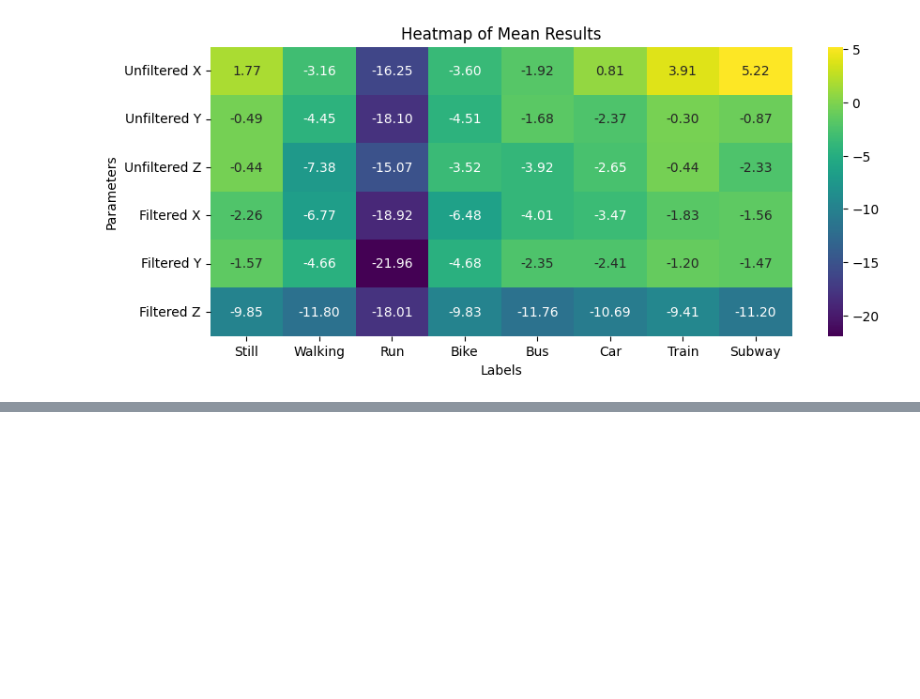
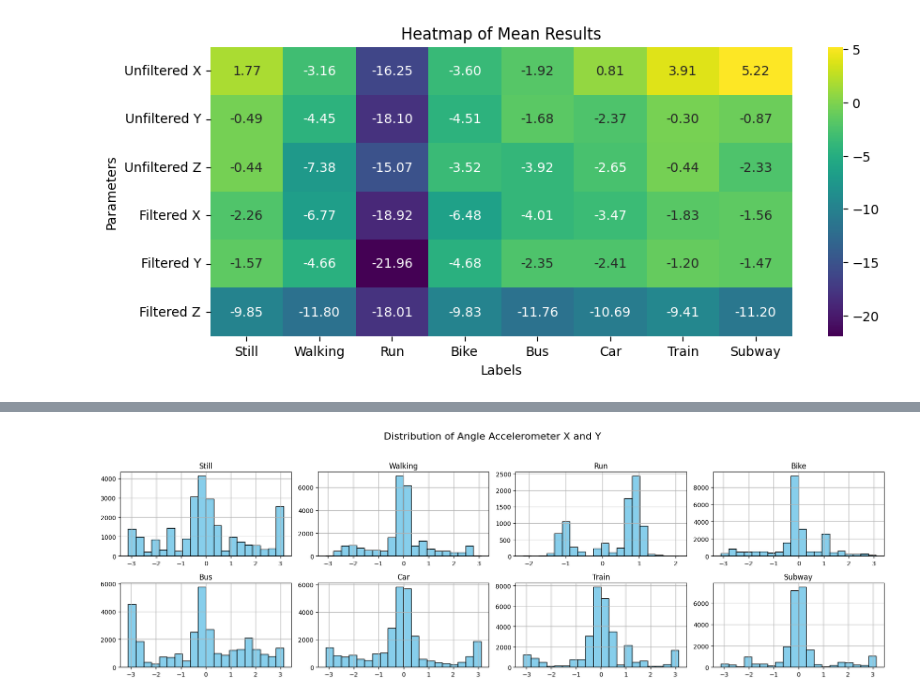
Before and after one commit to pddusza/Sussex_Challange_2025, a Jupyter notebook: sensor_fusion_overview.ipynb, the cells around one changed output, grey strips where cells are left out. Drawn from its saved outputs; the diff is of its cells as text; code cells hidden in the pictures; blank space fills up the shorter version.

```diff
--- a/sensor_fusion_overview.ipynb
+++ b/sensor_fusion_overview.ipynb
@@ -383,0 +490,6 @@ Mean of min
+# %%
+resultsAngleAccXY = run_over_dataset(calculate_ang_acc)
+# %%
+histograms_of(resultsAngleAccXY, np.mean, "Angle Accelerometer X and Y")
+# %% [output]
+[figure, added]
```
Also changed, not shown: parts of 17 cells of this notebook.
